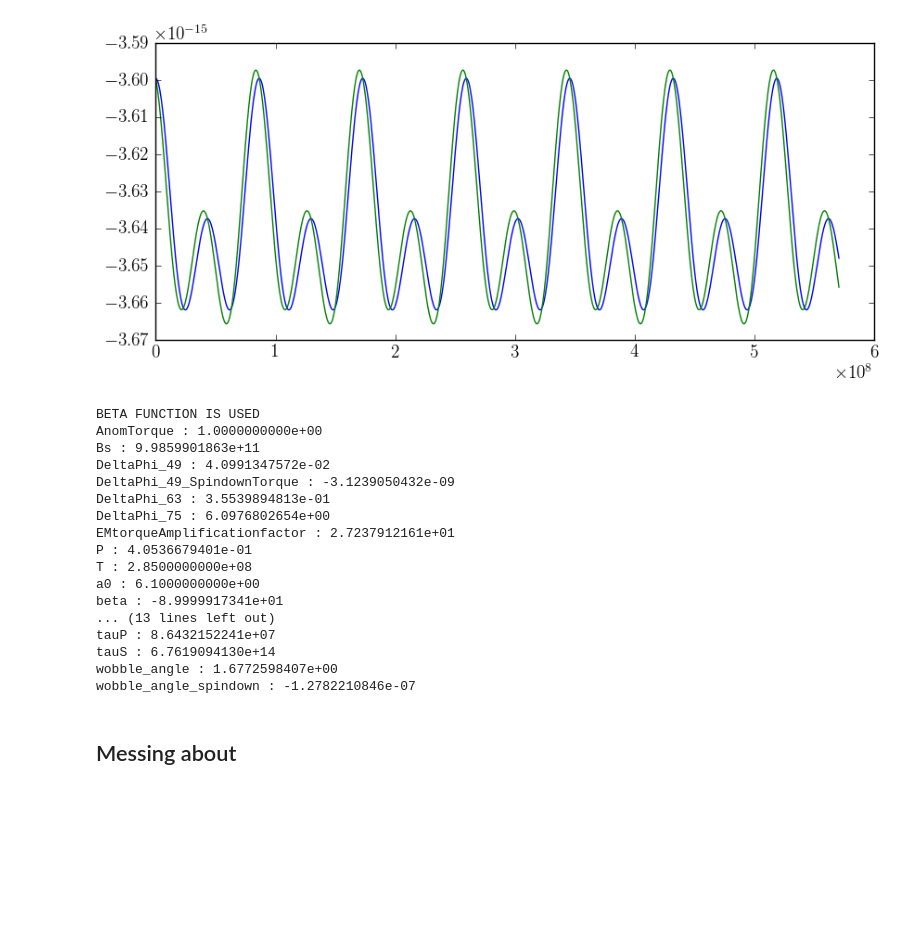
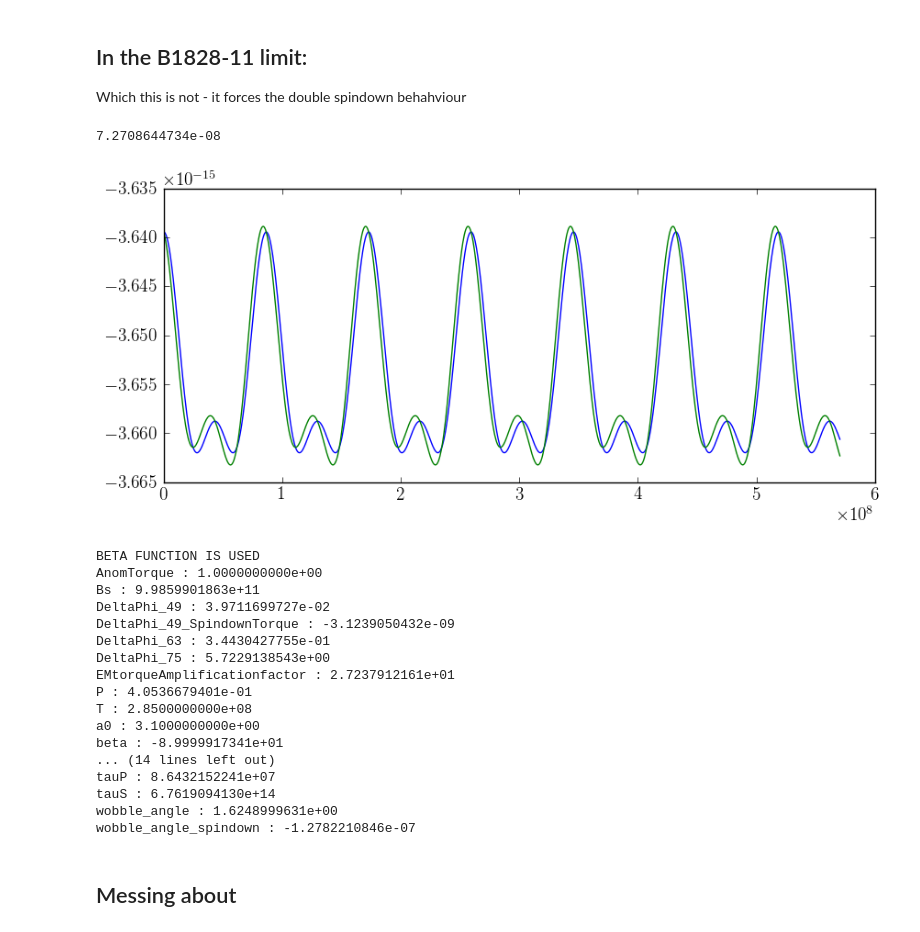
Before and after one commit to GregoryAshton/neutron_star_modelling, a Jupyter notebook: SpindownRate/Investigations.ipynb, the cells around one changed output. Drawn from its saved outputs; the diff is of its cells as text; code cells hidden in the pictures; blank space fills up the shorter version.

```diff
--- a/SpindownRate/Investigations.ipynb
+++ b/SpindownRate/Investigations.ipynb
@@ -102,3 +172,7 @@ BETA FUNCTION IS USED
+# %% [markdown]
+## In the B1828-11 limit:
+
+Which this is not - it forces the double spindown behahviour
 # %%
 def SignalModel_EM2(theta1, t):
     omega0, epsI, a0, chi, epsA = theta1
@@ -109,8 +183,8 @@ def SignalModel_EM2(theta1, t):
 
     omega = 1/np.sqrt(2*k*t + 1/omega0**2)
 
-    psi = np.pi/2 - epsI*omega*t #+ .5*k*epsI*omega**3*t**2
-    psidot = - epsI*omega #+ k*epsI*omega**3*t
+    psi = np.pi/2 - epsI*omega*t + .5*k*epsI*omega**3*t**2
+    psidot = - epsI*omega + k*epsI*omega**3*t
 
     Sin2Theta = 1 - (sin(a0)*sin(psi)*sin(chi) + cos(a0)*cos(chi))**2
     Phidot = omega - psidot * sin(chi) * (cos(a0) *sin(chi) - sin(psi) * sin(a0) * cos(chi)) / (
@@ -119,6 +193,7 @@ def SignalModel_EM2(theta1, t):
     T1 = -k * Phidot**3 * Sin2Theta / (2*np.pi)
 
     theta = a0
+    print np.mean(psidot)
     GEOMETRIC = psidot**2 * ((2*sin(chi)**3*sin(psi)*sin(theta)*cos(theta) -
                               sin(chi)**2*sin(psi)**2*sin(theta)**2*cos(chi) -
                               2*sin(chi)**2*sin(theta)**2*cos(chi) +
@@ -135,56 +210,57 @@ def SignalModel_EM2(theta1, t):
 fig, ax1 = plt.subplots(figsize=(10, 4))
 
 # Parameters
-epsI3 = -0.5 * 9.37e-9
+epsI3 = 9.37e-9 * -0.5
 omega0 = 2*np.pi*2.47
 epsA = 2.77e-13
 chi0 = 88.6
 tauP = 2 * np.pi/abs(epsI3 * omega0)
 T = 3.3* tauP
-a0 = 6.1
+a0 = 3.1
 
 n = 100000
 error = 1e-13
 
 time = np.linspace(0, 2*T, 1000)
 
 # EM model
 theta_EM = np.array([omega0, epsI3, np.radians(a0), np.radians(chi0), epsA])
-ax1.plot(time, SignalModel_EM3(theta_EM, time), color="b", label="EM analytic")
+ax1.plot(time, SignalModel_002(theta_EM, time), color="b", label="EM analytic")
 
 #
 theta_EM = np.array([omega0, epsI3, np.radians(a0), np.radians(chi0), epsA])
 ax1.plot(time, SignalModel_EM2(theta_EM, time), color="g", label="EM analytic")
 
 plt.savefig("fig1.pdf")
 plt.show()
 
 file_name = main(chi0=chi0, epsI3=epsI3, epsA=epsA, omega0=omega0, T=T,
                  n=n, error=error, a0=a0,
                  #cleanup=True,
                  DryRun=True,
                  AnomTorque=True)
 
 
 File_Functions.PrintParameterDictionary(file_name)
 # %% [output]
+7.2708644734e-08
-[figure, old version]
+[figure, new version]
-BETA FUNCTION IS USED
-AnomTorque : 1.0000000000e+00
-Bs : 9.9859901863e+11
-DeltaPhi_49 : 4.0991347572e-02
-DeltaPhi_49_SpindownTorque : -3.1239050432e-09
-DeltaPhi_63 : 3.5539894813e-01
-DeltaPhi_75 : 6.0976802654e+00
-EMtorqueAmplificationfactor : 2.7237912161e+01
-P : 4.0536679401e-01
-T : 2.8500000000e+08
-a0 : 6.1000000000e+00
-beta : -8.9999917341e+01
-... (13 lines left out)
-tauP : 8.6432152241e+07
-tauS : 6.7619094130e+14
-wobble_angle : 1.6772598407e+00
-wobble_angle_spindown : -1.2782210846e-07
+BETA FUNCTION IS USED
+AnomTorque : 1.0000000000e+00
+Bs : 9.9859901863e+11
+DeltaPhi_49 : 3.9711699727e-02
+DeltaPhi_49_SpindownTorque : -3.1239050432e-09
+DeltaPhi_63 : 3.4430427755e-01
+DeltaPhi_75 : 5.7229138543e+00
+EMtorqueAmplificationfactor : 2.7237912161e+01
+P : 4.0536679401e-01
+T : 2.8500000000e+08
+a0 : 3.1000000000e+00
+beta : -8.9999917341e+01
+... (14 lines left out)
+tauP : 8.6432152241e+07
+tauS : 6.7619094130e+14
+wobble_angle : 1.6248999631e+00
+wobble_angle_spindown : -1.2782210846e-07
 # %% [markdown]
 ## Messing about
```
Also changed, not shown: parts of 12 cells of this notebook.
